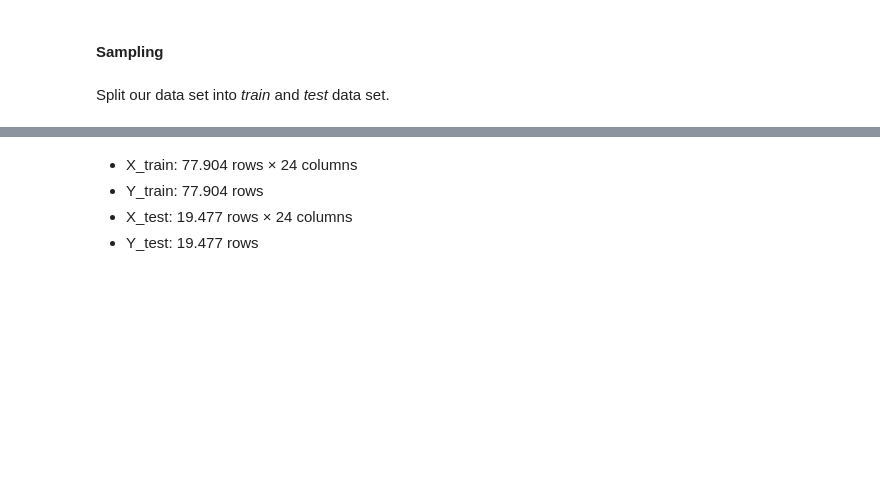
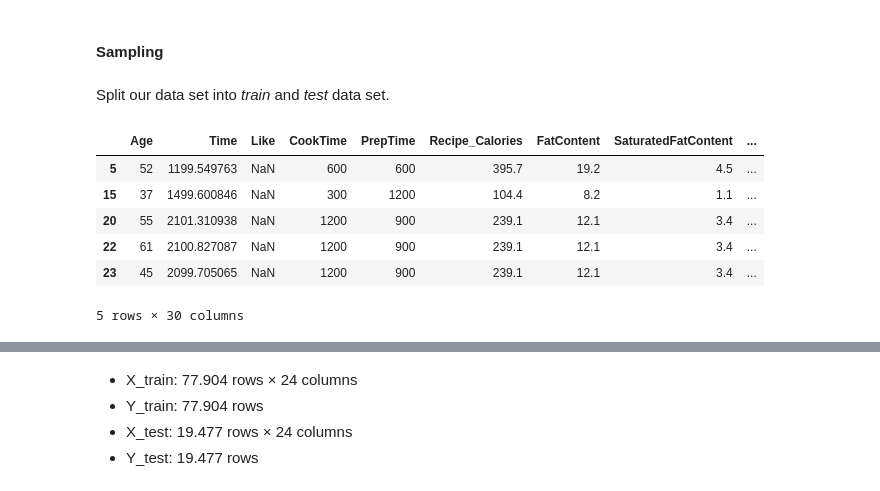
Before and after one commit to lauracorssac/AC-Harpy-Eagle, a Jupyter notebook: CRISPDM notebook.ipynb, the cells around one changed output, grey strips where cells are left out. Cells and saved outputs as stored; diff of their text form; code cells hidden in the pictures; blank space fills up the shorter version.

```diff
--- a/CRISPDM notebook.ipynb
+++ b/CRISPDM notebook.ipynb
@@ -236,20 +326,39 @@ Split our data set into *train* and *test* data set.
 # %%
 from sklearn.model_selection import train_test_split
 
 # Drop columns that should not be considered
 # Drop Name because is string and Random Forest doesn't accept strings
-trainandtestdataset = trainandtestdataset.drop(columns=['AuthorId', 'RecipeId', 'TestSetId', 'Name'])
+selected_columns_test = ['AuthorId', 'RecipeId', 'TestSetId', 'Name']
+test_extra_info = trainandtestdataset[selected_columns_test]
+submission_extra_info = submissiondataset[selected_columns_test]
+
+submissiondataset = submissiondataset.drop(columns= selected_columns_test)
+trainandtestdataset = trainandtestdataset.drop(columns=selected_columns_test)
 
 # Drop categorical values and transform them into one column for each of possible categories
 # This also removes remaining string values
 # ATTENTION: Eu nao sei se essa parte eh necessaria para o Linear Regression. Acredito que sim, mas, se nao, reorganizamos o codigo de repente
 categorical_values = ['Diet', 'RecipeDiet', 'Requested_Calories', 'Protein', 'Fat', 'Sugar', 'Fiber']
 
 for column in categorical_values:
     new_data = pd.get_dummies(trainandtestdataset[column], prefix=column)
     trainandtestdataset = pd.concat([trainandtestdataset, new_data], axis=1)
 
+    new_data = pd.get_dummies(submissiondataset[column], prefix=column)
+    submissiondataset = pd.concat([submissiondataset, new_data], axis=1)
+
 trainandtestdataset = trainandtestdataset.drop(columns=categorical_values)
+submissiondataset = submissiondataset.drop(columns=categorical_values)
+
+submissiondataset.head()
+# %% [output]
+|  | Age | Time | Like | CookTime | PrepTime | Recipe_Calories | FatContent | SaturatedFatContent | ... |
+| 5 | 52 | 1199.549763 | NaN | 600 | 600 | 395.7 | 19.2 | 4.5 | ... |
+| 15 | 37 | 1499.600846 | NaN | 300 | 1200 | 104.4 | 8.2 | 1.1 | ... |
+| 20 | 55 | 2101.310938 | NaN | 1200 | 900 | 239.1 | 12.1 | 3.4 | ... |
+| 22 | 61 | 2100.827087 | NaN | 1200 | 900 | 239.1 | 12.1 | 3.4 | ... |
+| 23 | 45 | 2099.705065 | NaN | 1200 | 900 | 239.1 | 12.1 | 3.4 | ... |
+5 rows × 30 columns
 # %%
 # Separate train and test data and X and Y variables
 
```
Also changed, not shown: parts of 17 cells of this notebook.
